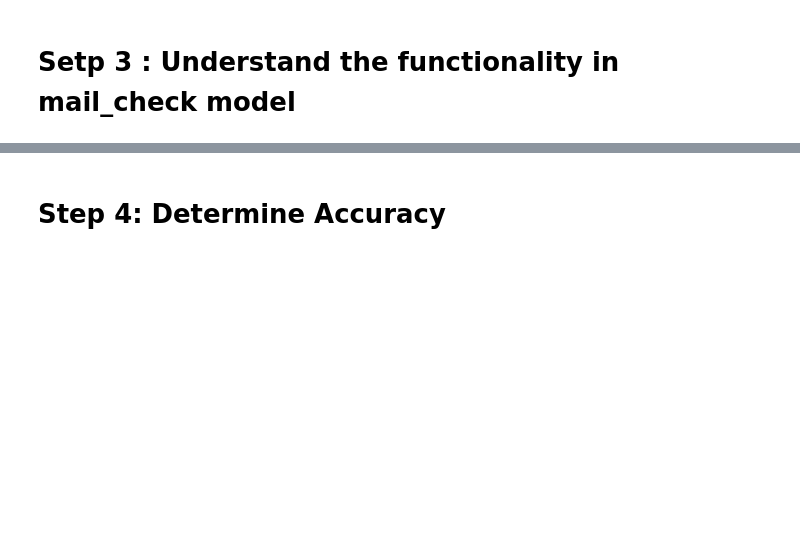
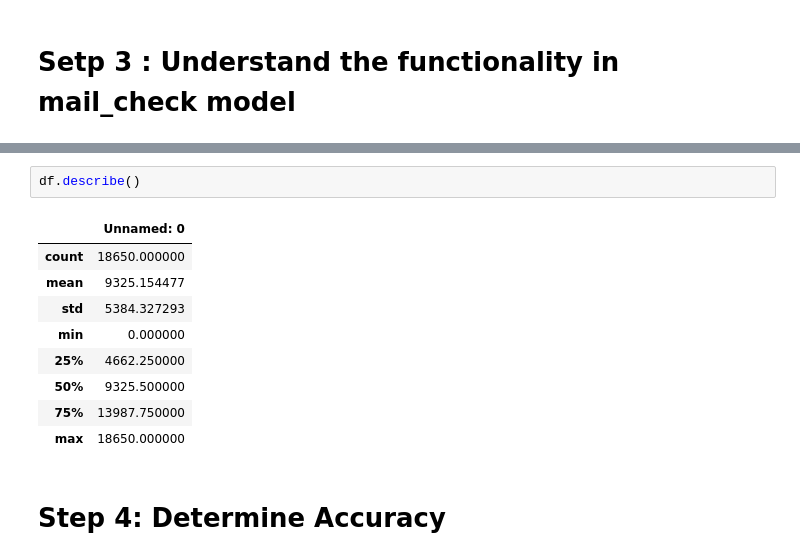
Before and after one commit to rajsegar/Federated-Learning-Frameworks-, a Jupyter notebook: Spam_Mail_Detection.ipynb, the cells around one changed output, grey strips where cells are left out. Drawn from its saved outputs; the diff is of its cells as text; blank space fills up the shorter version.

```diff
--- a/Spam_Mail_Detection.ipynb
+++ b/Spam_Mail_Detection.ipynb
@@ -149,3 +126,15 @@ plt.show()
+# %%
+df.describe()
+# %% [output]
+|  | Unnamed: 0 |
+| count | 18650.000000 |
+| mean | 9325.154477 |
+| std | 5384.327293 |
+| min | 0.000000 |
+| 25% | 4662.250000 |
+| 50% | 9325.500000 |
+| 75% | 13987.750000 |
+| max | 18650.000000 |
 # %% [markdown]
 # Step 4: Determine Accuracy
 # %%
```
Also changed, not shown: parts of 12 cells of this notebook.
